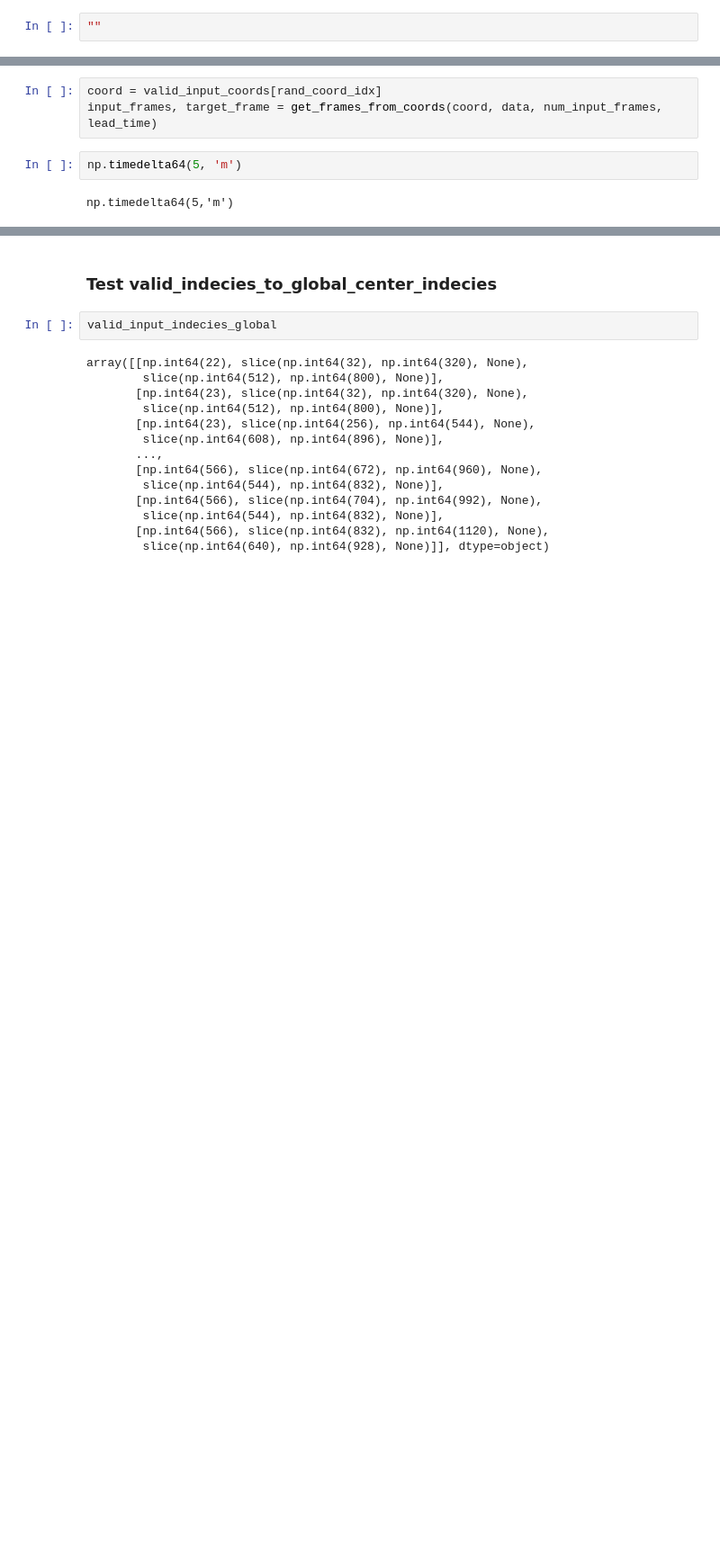
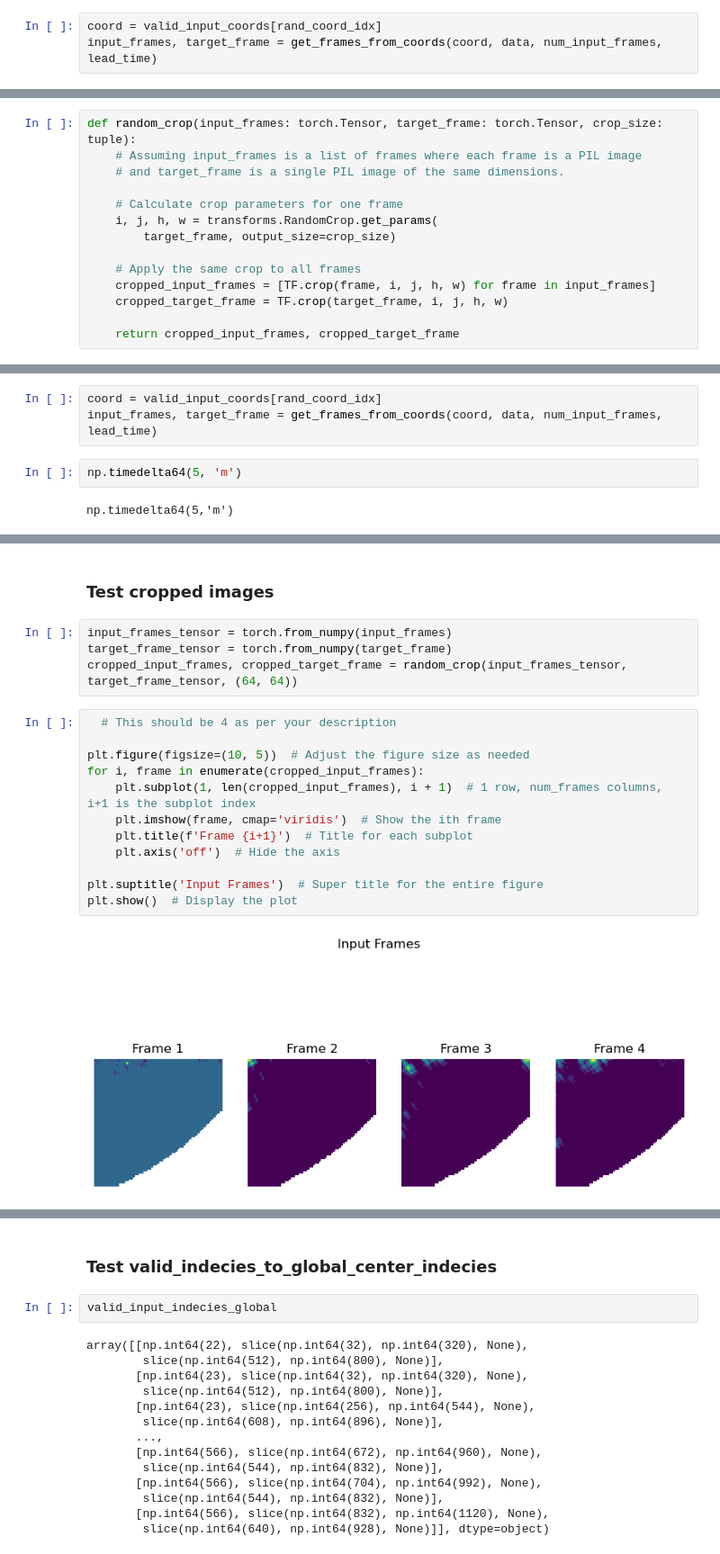
Before and after one commit to Osrip/deep_learn_rain_nowcasting, a Jupyter notebook: notebooks/new_filtering_data_scraper_small_target_patching.ipynb, the cells around one changed output, grey strips where cells are left out. Shown at 90% size. Drawn from its saved outputs; the diff is of its cells as text; blank space fills up the shorter version.

```diff
--- a/notebooks/new_filtering_data_scraper_small_target_patching.ipynb
+++ b/notebooks/new_filtering_data_scraper_small_target_patching.ipynb
@@ -316,2 +326,3 @@ def get_frames_from_coords(input_coord, data, num_input_frames, lead_time, time_
 # %%
-""
+coord = valid_input_coords[rand_coord_idx]
+input_frames, target_frame = get_frames_from_coords(coord, data, num_input_frames, lead_time)
@@ -320,2 +331,16 @@ def get_frames_from_coords(input_coord, data, num_input_frames, lead_time, time_
+# %%
+def random_crop(input_frames: torch.Tensor, target_frame: torch.Tensor, crop_size: tuple):
+    # Assuming input_frames is a list of frames where each frame is a PIL image
+    # and target_frame is a single PIL image of the same dimensions.
+
+    # Calculate crop parameters for one frame
+    i, j, h, w = transforms.RandomCrop.get_params(
+        target_frame, output_size=crop_size)
+
+    # Apply the same crop to all frames
+    cropped_input_frames = [TF.crop(frame, i, j, h, w) for frame in input_frames]
+    cropped_target_frame = TF.crop(target_frame, i, j, h, w)
+
+    return cropped_input_frames, cropped_target_frame
 # %% [markdown]
 # Test Stuff
@@ -384,0 +402,20 @@ plt.imshow(target_frame, cmap='viridis')
+# %% [markdown]
+### Test cropped images
+# %%
+input_frames_tensor = torch.from_numpy(input_frames)
+target_frame_tensor = torch.from_numpy(target_frame)
+cropped_input_frames, cropped_target_frame = random_crop(input_frames_tensor, target_frame_tensor, (64, 64))
+# %%
+  # This should be 4 as per your description
+
+plt.figure(figsize=(10, 5))  # Adjust the figure size as needed
+for i, frame in enumerate(cropped_input_frames):
+    plt.subplot(1, len(cropped_input_frames), i + 1)  # 1 row, num_frames columns, i+1 is the subplot index
+    plt.imshow(frame, cmap='viridis')  # Show the ith frame
+    plt.title(f'Frame {i+1}')  # Title for each subplot
+    plt.axis('off')  # Hide the axis
+
+plt.suptitle('Input Frames')  # Super title for the entire figure
+plt.show()  # Display the plot
+# %% [output]
+[figure, added]
```
Also changed, not shown: parts of 25 cells of this notebook.
